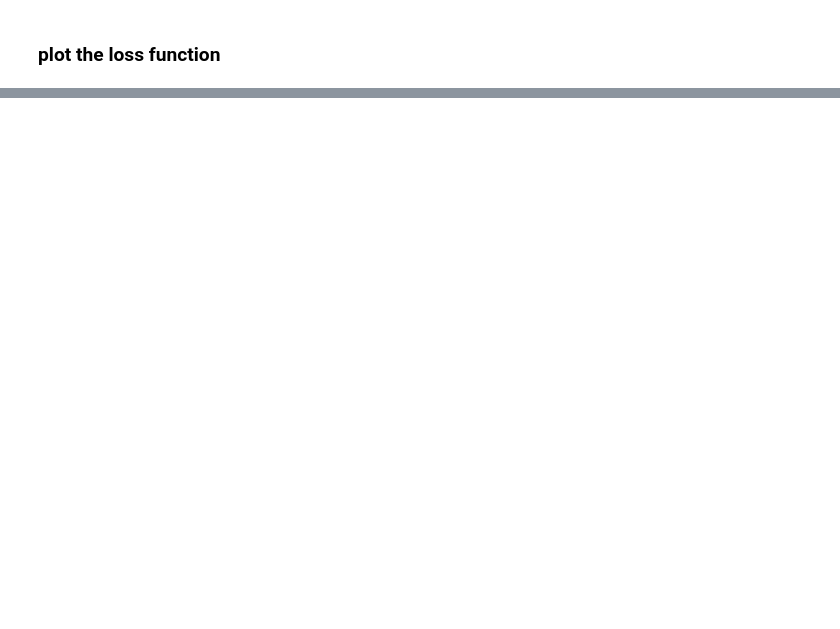
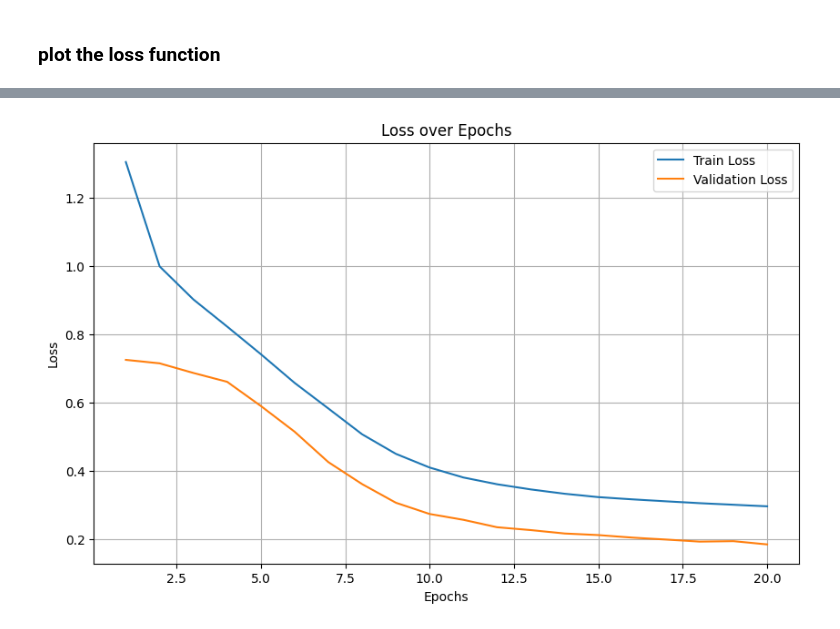
Before and after one commit to nasironeeb/captcha, a Jupyter notebook: first_model.ipynb, the cells around one changed output, grey strips where cells are left out. Cells and saved outputs as stored; diff of their text form; code cells hidden in the pictures; blank space fills up the shorter version.

Commit message:
Code rewritten with PyTorch (Model and Dataloader)

```diff
--- a/first_model.ipynb
+++ b/first_model.ipynb
@@ -105,4 +36,0 @@ WARNING:absl:You are saving your model as an HDF5 file via `model.save()` or `ke
-# %%
-from keras.models import load_model
-# Charger le modèle sauvegardé au format `.keras`
-model = load_model("model/model.h5")
@@ -125,0 +37,30 @@ plt.show()
+# %%
+# Listes pour stocker les pertes
+train_losses = []
+val_losses = []
+
+# Entraînement
+num_epochs = 20
+for epoch in range(num_epochs):
+    model.train()
+    running_loss = 0.0
+    for images, labels in train_loader:
+        optimizer.zero_grad()
+        outputs = model(images)
+        loss = sum(criterion(output, label) for output, label in zip(outputs, labels.permute(1, 0, 2)))
+        loss.backward()
+        optimizer.step()
+        running_loss += loss.item()
+    train_losses.append(running_loss / len(train_loader))
+
+    # Validation
+    model.eval()
+    val_loss = 0.0
+    with torch.no_grad():
+        for images, labels in test_loader:
+            outputs = model(images)
+            loss = sum(criterion(output, label) for output, label in zip(outputs, labels.permute(1, 0, 2)))
+            val_loss += loss.item()
+    val_losses.append(val_loss / len(test_loader))
+
+    print(f'Epoch [{epoch+1}/{num_epochs}], Train Loss: {train_losses[-1]:.4f}, Val Loss: {val_losses[-1]:.4f}')
@@ -149,0 +92,13 @@ Loss on training set= 13.64040756225586
+# %%
+# Tracé des pertes
+plt.figure(figsize=(10, 6))
+plt.plot(range(1, num_epochs + 1), train_losses, label='Train Loss')
+plt.plot(range(1, num_epochs + 1), val_losses, label='Validation Loss')
+plt.xlabel('Epochs')
+plt.ylabel('Loss')
+plt.title('Loss over Epochs')
+plt.legend()
+plt.grid(True)
+plt.show()
+# %% [output]
+[figure, added]
```
Also changed, not shown: parts of 50 cells of this notebook, 9 other files.
